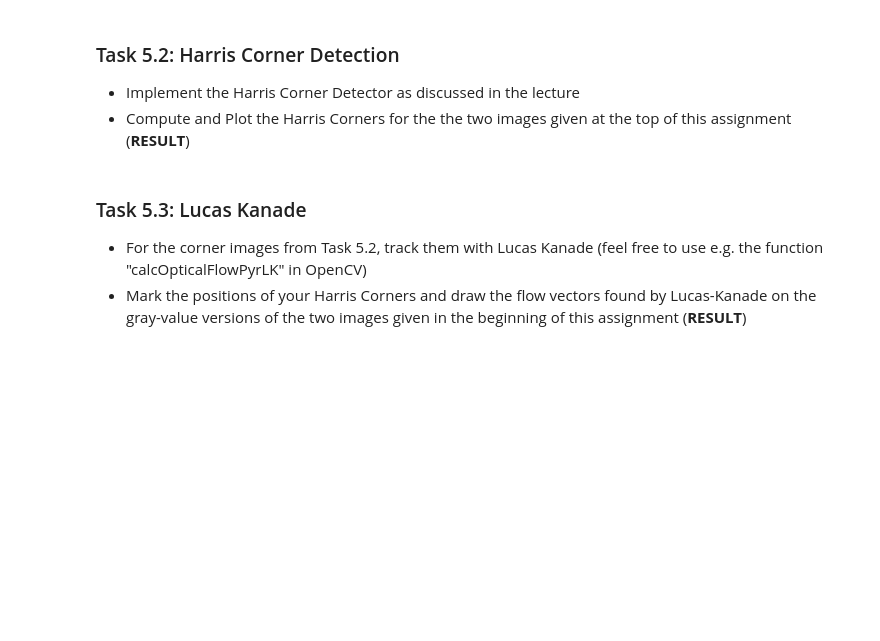
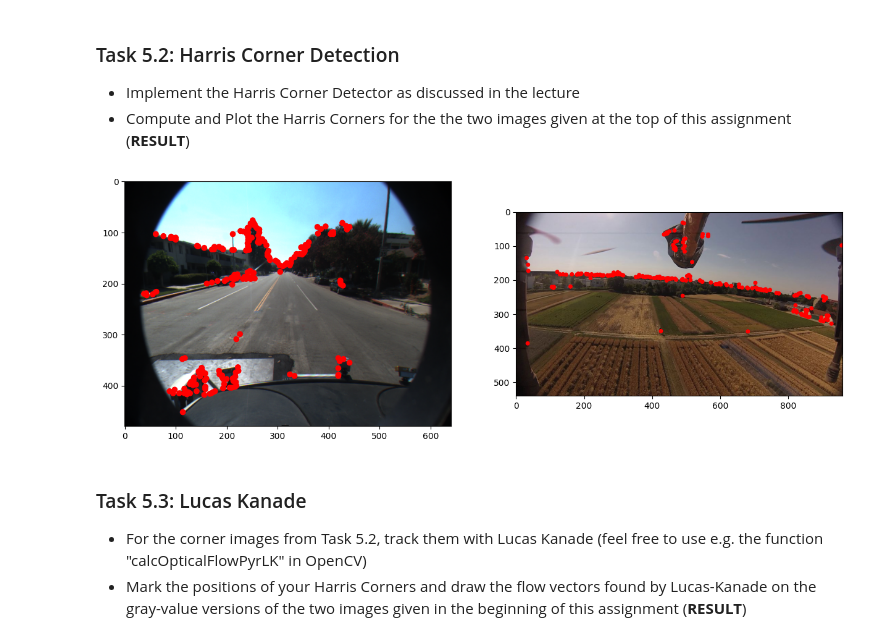
Before and after one commit to theRealProHacker/Computer-Vision, a Jupyter notebook: assignment05.ipynb, the cells around one changed output. Saved outputs shown, nothing was run; the diff lists cells and outputs as text; code cells hidden in the pictures; blank space fills up the shorter version.

```diff
--- a/assignment05.ipynb
+++ b/assignment05.ipynb
@@ -48,3 +90,45 @@ ax22.imshow(copter2)
+# %%
+from itertools import combinations_with_replacement
+import skimage
+
+
+def harris_corner_detection(img, sigma=1, k=0.02, treshhold=0.001):
+    derivatives = [
+        skimage.filters.sobel(img, axis=i, mode="constant") for i in range(img.ndim)
+    ]
+
+    # Iy2, Ixy, Ix2
+    Arr, Arc, Acc = [
+        skimage.filters.gaussian(der0 * der1, sigma=sigma)
+        for der0, der1 in combinations_with_replacement(derivatives, 2)
+    ]
+
+    det = Arr * Acc - Arc**2
+
+    trace = Arr + Acc
+
+    # treshholding + non-maximum suppression
+    return feature.corner_peaks(det - k * trace**2, threshold_abs=treshhold)
+
+lane1_corners = harris_corner_detection(color.rgb2gray(lane1))
+copter1_corners = harris_corner_detection(copter1_gray)
+
+# print(lane1_corners, copter1_corners)
+
+fig = plt.figure(figsize=(15, 10))
+ax11 = plt.subplot(1, 2, 1)
+ax12 = plt.subplot(1, 2, 2)
+
+ax11.imshow(lane1)
+ax12.imshow(copter1)
+
+for y,x in lane1_corners:
+    ax11.add_patch(patches.Circle((x, y), 5, color='red'))
+
+for y,x in copter1_corners:
+    ax12.add_patch(patches.Circle((x, y), 5, color='red'))
+# %% [output]
+[figure, added]
 # %% [markdown]
 ### Task 5.3: Lucas Kanade
 
```
Also changed, not shown: parts of 6 cells of this notebook.
